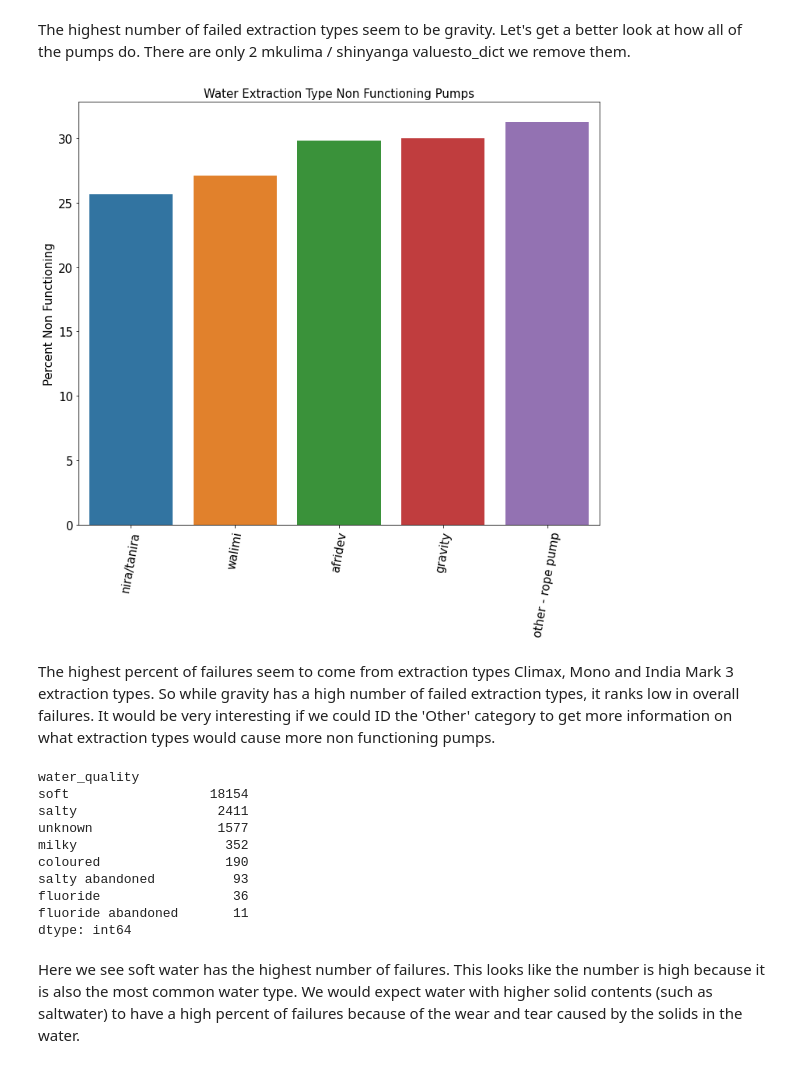
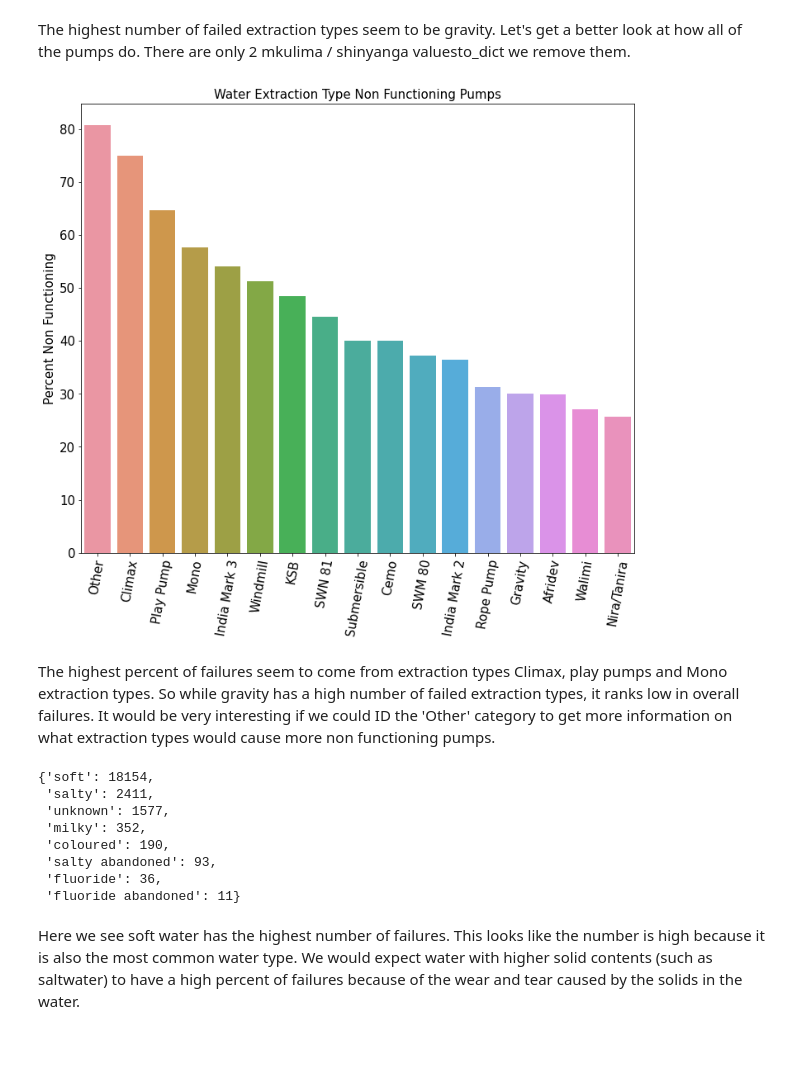
Before and after one commit to ericdnbn/machine_learning_water_pump_data_tanzania, a Jupyter notebook: Mitch_Wkbook.ipynb, the cells around one changed output. Saved outputs shown, nothing was run; the diff lists cells and outputs as text; code cells hidden in the pictures.

Commit message:
Functions,Visuals Fixed Final Notebook

```diff
--- a/Mitch_Wkbook.ipynb
+++ b/Mitch_Wkbook.ipynb
@@ -351,43 +351,41 @@ The highest number of failed extraction types seem to be gravity. Let's get a be
 # %%
 
 #Percent of failures for pumps:
 extraction_type = percent_dict('extraction_type')
 test = dict(sorted(extraction_type.items(), key=lambda item: item[1]))
 #Remove the key with 2 values
-del test['other - mkulima/shinyanga']
+del extraction_type['other - mkulima/shinyanga']
 # Put our percentages in a list
-nums = list(test.values())
+nums = list(extraction_type.values())
 #Create Custom Labels
-labels = ['Other','Climax','Mono','India Mark 3','Windmill','KSB','SWN 81','Submersible','Cemo','SWM 80',
-          'India Mark 2','Rope Pump','Gravity','Afridev','Walimi','Nira/Tanira','Play Pump']
+labels = ['Other','Climax','Play Pump','Mono','India Mark 3','Windmill','KSB','SWN 81','Submersible','Cemo','SWM 80',
+          'India Mark 2','Rope Pump','Gravity','Afridev','Walimi','Nira/Tanira']
 
 fig , ax = plt.subplots(figsize=(12,10))
 
-sns.barplot(x=list(test.keys())[:5],y=nums[:5])
+sns.barplot(x=labels,y=nums)
 ax.set_title('Water Extraction Type Non Functioning Pumps',fontsize=15)
 plt.xticks(rotation=80,fontsize=15)
 plt.yticks(fontsize=15)
 ax.set_ylabel('Percent Non Functioning',fontsize=15);
 #addlabels(labels,nums,.4,.3);
 
 #plt.savefig('images/Water Extraction Type')
 # %% [output]
-[figure, old version]
+[figure, new version]
 # %% [markdown]
-The highest percent of failures seem to come from extraction types  Climax, Mono and India Mark 3 extraction types. So while gravity has a high number of failed extraction types, it ranks low in overall failures. It would be very interesting if we could ID the 'Other' category to get more information on what extraction types would cause more non functioning pumps.
+The highest percent of failures seem to come from extraction types  Climax, play pumps and Mono extraction types. So while gravity has a high number of failed extraction types, it ranks low in overall failures. It would be very interesting if we could ID the 'Other' category to get more information on what extraction types would cause more non functioning pumps.
 # %%
-val_count('water_quality')
+val_count_nf('water_quality')
 # %% [output]
-water_quality
-soft                  18154
-salty                  2411
-unknown                1577
-milky                   352
-coloured                190
-salty abandoned          93
-fluoride                 36
-fluoride abandoned       11
-dtype: int64
+{'soft': 18154,
+ 'salty': 2411,
+ 'unknown': 1577,
+ 'milky': 352,
+ 'coloured': 190,
+ 'salty abandoned': 93,
+ 'fluoride': 36,
+ 'fluoride abandoned': 11}
 # %% [markdown]
 Here we see soft water has the highest number of failures. This looks like the number is high because it is also the most common water type. We would expect water with higher solid contents (such as saltwater) to have a high percent of failures because of the wear and tear caused by the solids in the water.
 # %%
```
Also changed, not shown: parts of 12 cells of this notebook, 5 other files.
